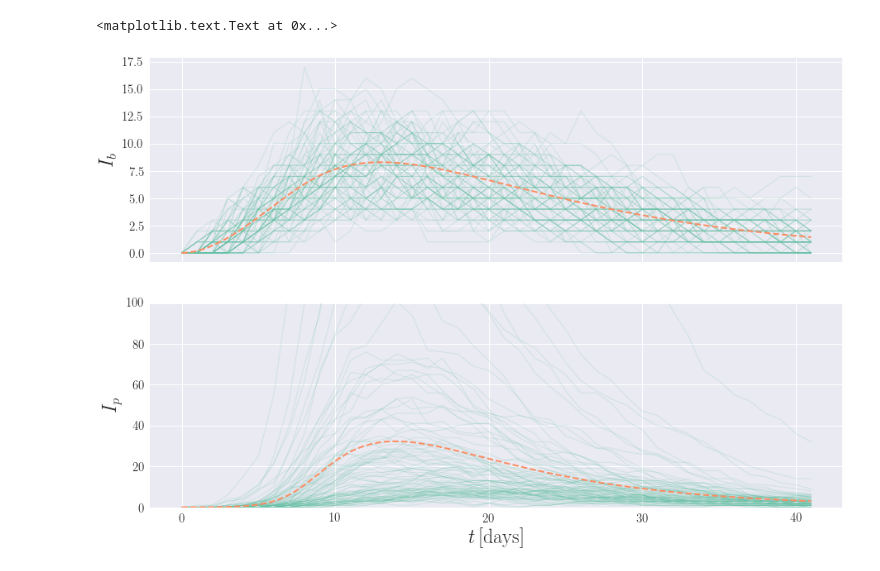
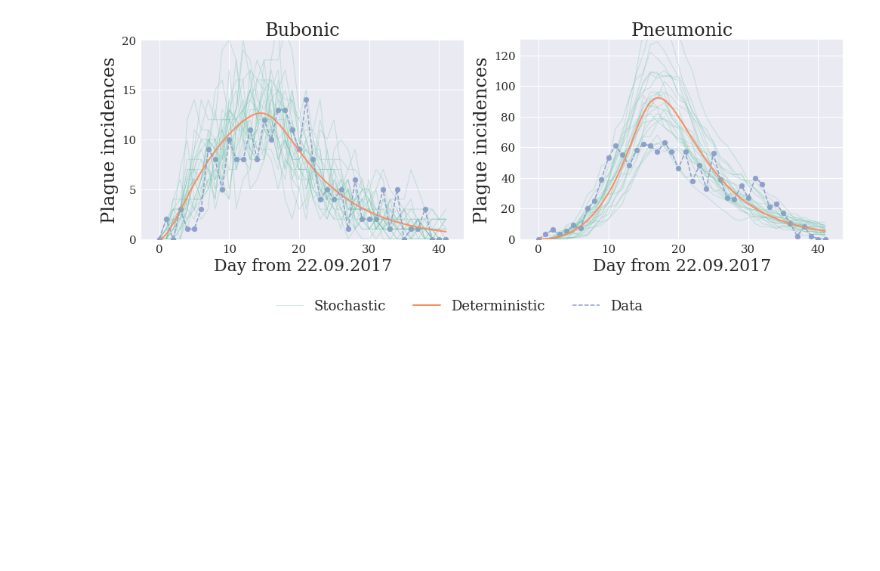
Before and after one commit to systemsmedicine/plague2017, a Jupyter notebook: plague.ipynb, the cells around one changed output. Saved outputs shown, nothing was run; the diff lists cells and outputs as text; code cells hidden in the pictures; blank space fills up the shorter version.

Commit message:
corrected parameters, included data

```diff
--- a/plague.ipynb
+++ b/plague.ipynb
@@ -1,13 +1,13 @@
 # %%
 import numpy as np
+import pandas as pd
 from scipy.integrate import odeint
 import matplotlib.pyplot as plt
 import seaborn as sns
 %matplotlib inline
-plt.style.use('seaborn')
 sns.set(palette='Set2')
 plt.rc('font', family='serif')
-plt.rc('text', usetex=True)
+plt.rc('text', usetex=False)
 ncolours = len(plt.rcParams['axes.prop_cycle'])
 colours = [list(plt.rcParams['axes.prop_cycle'])[i]['color'] for i in range(ncolours)]
 # %%
@@ -53,7 +53,7 @@ B = 0.08
 C = 0.1
 
 k = 1.
-tau = 7.3
+tau = 14.46
 
 def flea(t):
     return A + B*np.sin((np.pi/180.)*t) + C*np.cos((np.pi/180.)*t)
@@ -140,7 +141,7 @@ f_itv = v_itv(t)
 
 z = odeint(det, x_0, t)
 # %%
-runs = 100
+runs = 25
 
 
 I_b = []
@@ -150,25 +151,53 @@ for realisation in range(runs):
     y = plague_tau(x_0, t, dt, f_irf, f_itv)
     I_b.append(y[:, 4][: : int(1./dt)])
     I_p.append(y[:, 5][: : int(1./dt)])
+# %%
+# Data
+
+data_raw = pd.read_csv('data/dataBy.csv')
+data_raw['date'] = pd.to_datetime(data_raw['date'])
+start_date = data_raw[data_raw['date'] == pd.to_datetime('22/09/2017')].index[0]
+data_raw = data_raw[start_date:]
+data_b = np.array(data_raw['bubonic'])
+data_p = np.array(data_raw['pneumonic'])
 # %%
-fig, axes = plt.subplots(2, figsize=(15,10), sharex=True)
+fig, axes = plt.subplots(1,2, figsize=(14,5))
 
-for i in range(runs):
-    axes[0].plot(t[: : int(1./dt)], I_b[i], linewidth=1., color=colours[0], alpha=0.2)
-    axes[1].plot(t[: : int(1./dt)], I_p[i], linewidth=1., color=colours[0], alpha=0.2)
+axes[0].plot(t[: : int(1./dt)], I_b[0], linewidth=1., color=colours[0], alpha=0.3, label='Stochastic')
+axes[1].plot(t[: : int(1./dt)], I_p[0], linewidth=1., color=colours[0], alpha=0.3)
 
-axes[1].set_ylim(0,20)
-axes[1].set_ylim(0,100)
+for i in range(1,runs):
+    axes[0].plot(t[: : int(1./dt)], I_b[i], linewidth=1., color=colours[0], alpha=0.3)
+    axes[1].plot(t[: : int(1./dt)], I_p[i], linewidth=1., color=colours[0], alpha=0.3)
 
-axes[0].plot(t, z[:,4], color=colours[1], linestyle='--', linewidth=2.)
-axes[1].plot(t, z[:,5], color=colours[1], linestyle='--', linewidth=2.)
+axes[0].set_ylim(0,20)
+axes[1].set_ylim(0,130)
+
+axes[0].set_yticks([0,5,10,15,20])
+
+axes[0].plot(t, z[:,4], color=colours[1], linestyle='-', linewidth=2., label='Deterministic')
+axes[1].plot(t, z[:,5], color=colours[1], linestyle='-', linewidth=2.)
+
+axes[0].scatter(t[: : int(1./dt)], data_b, color=colours[2])
+axes[1].scatter(t[: : int(1./dt)], data_p, color=colours[2])
+
+axes[0].plot(t[: : int(1./dt)], data_b, color=colours[2], linestyle='--', linewidth=1.5, label='Data')
+axes[1].plot(t[: : int(1./dt)], data_p, color=colours[2], linestyle='--', linewidth=1.5)
 
 axes[0].tick_params(labelsize=15)
 axes[1].tick_params(labelsize=15)
 
-axes[0].set_ylabel(r'$I_b$', fontsize=24)
-axes[1].set_ylabel(r'$I_p$', fontsize=24)
-axes[1].set_xlabel(r'$t\,\rm{[days]}$', fontsize=24)
+axes[0].set_ylabel('Plague incidences', fontsize=24)
+axes[1].set_ylabel('Plague incidences', fontsize=24)
+axes[1].set_xlabel('Day from 22.09.2017', fontsize=22)
+axes[0].set_xlabel('Day from 22.09.2017', fontsize=22)
+
+axes[0].set_title('Bubonic', fontsize=24)
+axes[1].set_title('Pneumonic', fontsize=24)
+
+axes[0].legend(loc=(0.4,-0.4), ncol=3, fontsize=18)
+
+plt.tight_layout()
+plt.savefig('fig/incidences', dpi=300, bbox_inches='tight')
 # %% [output]
-<matplotlib.text.Text at 0x...>
-[figure, old version]
+[figure, new version]
```
Also changed, not shown: parts of 2 cells of this notebook, 1 other file.
